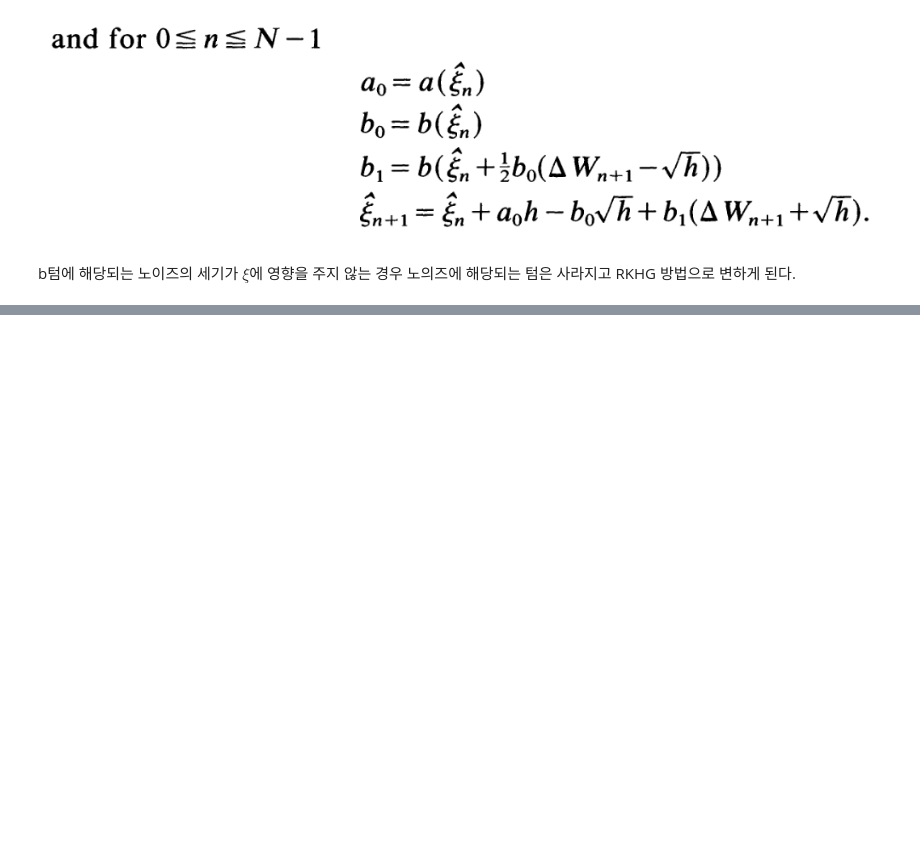
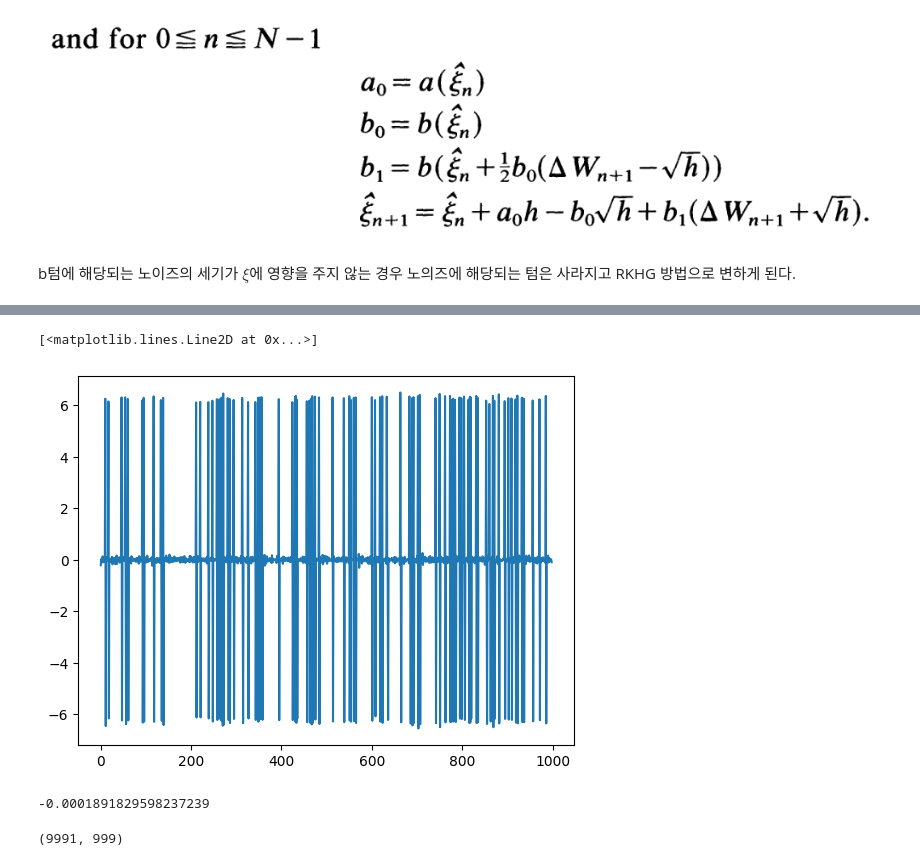
Before and after one commit to Gug-Young/Active_Rotator, a Jupyter notebook: 231229 Simulation SDE.ipynb, the cells around one changed output, grey strips where cells are left out. Saved outputs shown, nothing was run; the diff lists cells and outputs as text; code cells hidden in the pictures; blank space fills up the shorter version.

```diff
--- a/231229 Simulation SDE.ipynb
+++ b/231229 Simulation SDE.ipynb
@@ -11,0 +184,19 @@ b텀에 해당되는 노이즈의 세기가 $\xi$에 영향을 주지 않는 경
+# %%
+dtheta_s = np.diff(theta_s,axis=1)
+sum_time = 10
+dtheta_c = np.cumsum(dtheta_s[:], axis=0)
+avg_dtheta = (dtheta_c[sum_time:]-dtheta_c[:-sum_time])/sum_time
+diff_avg_dtheta = np.diff(avg_dtheta, axis=1)
+# %%
+plt.plot(avg_dtheta[-1])
+# %% [output]
+[<matplotlib.lines.Line2D at 0x...>]
+[figure, added]
+# %%
+np.mean(avg_dtheta[-1])
+# %% [output]
+-0.0001891829598237239
+# %%
+avg_dtheta.shape
+# %% [output]
+(9991, 999)
```
Also changed, not shown: parts of 22 cells of this notebook.
